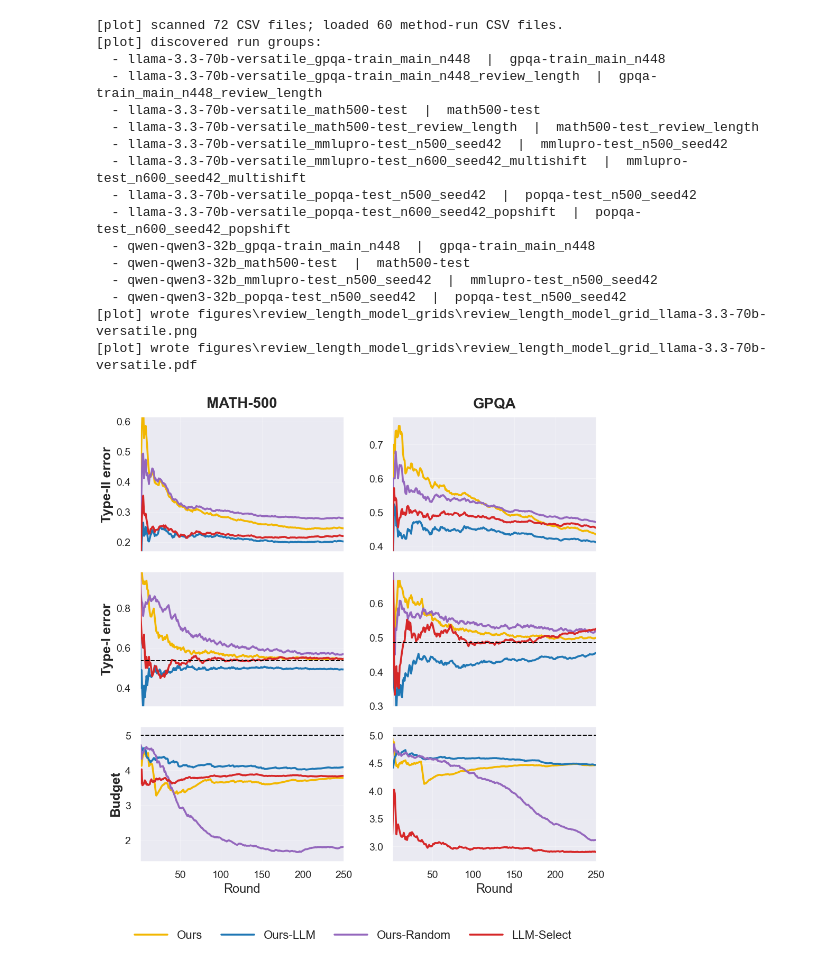
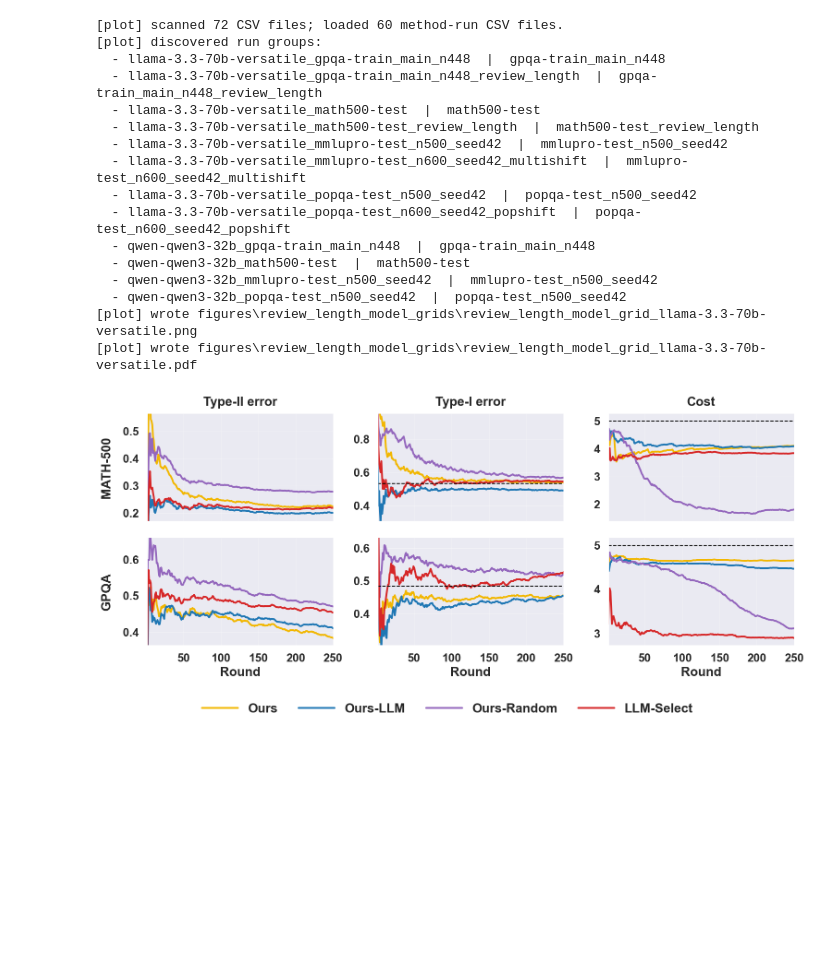
Before and after one commit to alirezamirrokni/Active-Data-Selection, a Jupyter notebook: to_plot.ipynb, the cells around one changed output. Drawn from its saved outputs; the diff is of its cells as text; code cells hidden in the pictures; blank space fills up the shorter version.

Commit message:
gpt oss and plots

```diff
--- a/to_plot.ipynb
+++ b/to_plot.ipynb
@@ -1109,6 +1129,9 @@ from typing import List, Tuple
 import matplotlib.pyplot as plt
 import pandas as pd
 import seaborn as sns
+
+PLOT_TEXT_SIZE = globals().get("PLOT_TEXT_SIZE", 20)
+PLOT_TICK_SIZE = globals().get("PLOT_TICK_SIZE", 18)
 
 REVIEW_LENGTH_RUNS_TO_PLOT = ("outputs",)
 
@@ -1243,13 +1266,9 @@ def plot_one_review_length_model_grid(
     """
     Create one review-length-cost figure for a single model.
 
-    Rows:
-      1. Type-II error
-      2. Type-I error
-      3. Budget
-
-    Columns:
-      Review-length datasets currently implemented in the codebase.
+    Rows are datasets. Columns are metrics: Type-II error, Type-I error, and Cost.
+    The metric names are shown only once as column titles; they are not repeated
+    as y-axis labels.
     """
     model_df = metrics[metrics["model"] == model].copy()
     if model_df.empty:
@@ -1258,28 +1277,28 @@ def plot_one_review_length_model_grid(
     out_dir = Path(out_dir)
     out_dir.mkdir(parents=True, exist_ok=True)
 
-    ncols = len(dataset_order)
-    fig_width = max(10.0, 5.0 * ncols)
+    nrows = len(dataset_order)
+    ncols = len(ROW_SPECS)
+    fig_width = max(13.5, 5.2 * ncols)
+    fig_height = max(6.8, 3.9 * nrows)
     fig, axes = plt.subplots(
-        nrows=3,
+        nrows=nrows,
         ncols=ncols,
-        figsize=(fig_width, 11.0),
+        figsize=(fig_width, fig_height),
         sharex=False,
         sharey=False,
         constrained_layout=False,
+        squeeze=False,
     )
-
-    if ncols == 1:
-        axes = [[axes[row_idx]] for row_idx in range(3)]
 
     all_handles = []
     all_labels = []
 
-    for col_idx, dataset_id in enumerate(dataset_order):
+    for row_idx, dataset_id in enumerate(dataset_order):
         dataset_df = model_df[model_df["dataset"] == dataset_id].copy()
         dataset_title = review_length_dataset_display_name(dataset_id)
 
-        for row_idx, (metric_col, row_label) in enumerate(ROW_SPECS):
+        for col_idx, (metric_col, col_title) in enumerate(ROW_SPECS):
             ax = axes[row_idx][col_idx]
 
             if dataset_df.empty or metric_col not in dataset_df.columns:
@@ -1290,11 +1309,12 @@ def plot_one_review_length_model_grid(
                     ha="center",
                     va="center",
                     transform=ax.transAxes,
-                    fontsize=15,
+                    fontsize=PLOT_TEXT_SIZE,
+                    fontweight="bold",
                 )
             else:
-                dataset_df = filter_methods_for_plot(dataset_df)
-                plot_df = _with_plot_round(dataset_df)
+                plot_df = filter_methods_for_plot(dataset_df)
+                plot_df = _with_plot_round(plot_df)
                 reference_values: list[float] = []
                 method_order = [m for m in METHODS_TO_PLOT if m in set(plot_df["Method"])]
 
@@ -1305,7 +1325,7 @@ def plot_one_review_length_model_grid(
                     hue="Method",
                     hue_order=method_order,
                     palette=METHOD_PALETTE,
-                    linewidth=2.6,
+                    linewidth=2.8,
                     errorbar=None,
                     estimator=None,
                     units="curve_id" if "curve_id" in plot_df.columns else None,
@@ -1354,24 +1374,27 @@ def plot_one_review_length_model_grid(
                 _set_plot_limits(ax, plot_df, metric_col, reference_values=reference_values)
 
             if row_idx == 0:
-                ax.set_title(dataset_title, fontsize=20, fontweight="bold", pad=12)
+                ax.set_title(col_title, fontsize=PLOT_TEXT_SIZE, fontweight="bold", pad=12)
             else:
                 ax.set_title("")
 
+            # Dataset row label only; metric names are column titles.
             if col_idx == 0:
-                ax.set_ylabel(row_label, fontsize=18, fontweight="bold")
+                ax.set_ylabel(dataset_title, fontsize=PLOT_TEXT_SIZE, fontweight="bold", labelpad=16)
             else:
                 ax.set_ylabel("")
                 ax.tick_params(labelleft=True)
 
-            if row_idx == 2:
-                ax.set_xlabel("Round", fontsize=17)
+            if row_idx == nrows - 1:
+                ax.set_xlabel("Round", fontsize=PLOT_TEXT_SIZE, fontweight="bold")
             else:
                 ax.set_xlabel("")
                 ax.tick_params(labelbottom=False)
 
-            ax.tick_params(axis="both", labelsize=14)
+            ax.tick_params(axis="both", labelsize=PLOT_TICK_SIZE)
             ax.grid(True, alpha=0.35, linewidth=0.8)
+            ax.spines["top"].set_visible(False)
+            ax.spines["right"].set_visible(False)
 
     handles, labels = _dedupe_legend_items(all_handles, all_labels)
     if handles:
@@ -1383,12 +1406,12 @@ def plot_one_review_length_model_grid(
             bbox_to_anchor=(0.5, 0.005),
             ncol=min(len(labels), 6),
             frameon=False,
-            fontsize=16,
+            prop={"size": PLOT_TEXT_SIZE, "weight": "bold"},
             handlelength=2.8,
             columnspacing=1.6,
         )
 
-    fig.tight_layout(rect=(0.0, 0.08, 1.0, 0.98), w_pad=1.4, h_pad=1.2)
+    fig.tight_layout(rect=(0.0, 0.10, 1.0, 0.96), w_pad=1.6, h_pad=1.3)
 
     out_png = out_dir / f"review_length_model_grid_{safe_name(model)}.png"
     out_pdf = out_dir / f"review_length_model_grid_{safe_name(model)}.pdf"
@@ -1396,34 +1419,34 @@ def plot_one_review_length_model_grid(
     fig.savefig(out_png, bbox_inches="tight", dpi=300)
     fig.savefig(out_pdf, bbox_inches="tight")
 
     print(f"[plot] wrote {out_png}")
     print(f"[plot] wrote {out_pdf}")
 
     return fig, axes
 
 
 review_length_metrics = build_review_length_metrics(runs=REVIEW_LENGTH_RUNS_TO_PLOT)
 
 for model_name in sorted(review_length_metrics["model"].dropna().unique()):
     plot_one_review_length_model_grid(review_length_metrics, model_name)
 # %% [output]
 [plot] scanned 72 CSV files; loaded 60 method-run CSV files.
 [plot] discovered run groups:
   - llama-3.3-70b-versatile_gpqa-train_main_n448  |  gpqa-train_main_n448
   - llama-3.3-70b-versatile_gpqa-train_main_n448_review_length  |  gpqa-train_main_n448_review_length
   - llama-3.3-70b-versatile_math500-test  |  math500-test
   - llama-3.3-70b-versatile_math500-test_review_length  |  math500-test_review_length
   - llama-3.3-70b-versatile_mmlupro-test_n500_seed42  |  mmlupro-test_n500_seed42
   - llama-3.3-70b-versatile_mmlupro-test_n600_seed42_multishift  |  mmlupro-test_n600_seed42_multishift
   - llama-3.3-70b-versatile_popqa-test_n500_seed42  |  popqa-test_n500_seed42
   - llama-3.3-70b-versatile_popqa-test_n600_seed42_popshift  |  popqa-test_n600_seed42_popshift
   - qwen-qwen3-32b_gpqa-train_main_n448  |  gpqa-train_main_n448
   - qwen-qwen3-32b_math500-test  |  math500-test
   - qwen-qwen3-32b_mmlupro-test_n500_seed42  |  mmlupro-test_n500_seed42
   - qwen-qwen3-32b_popqa-test_n500_seed42  |  popqa-test_n500_seed42
 [plot] wrote figures\review_length_model_grids\review_length_model_grid_llama-3.3-70b-versatile.png
 [plot] wrote figures\review_length_model_grids\review_length_model_grid_llama-3.3-70b-versatile.pdf
-[figure, old version]
+[figure, new version]
 # %%
 # Distribution-shift robustness figure
 # Run this cell after the standard plotting/helper cells above.
```
Also changed, not shown: parts of 4 cells of this notebook, 28 other files.
